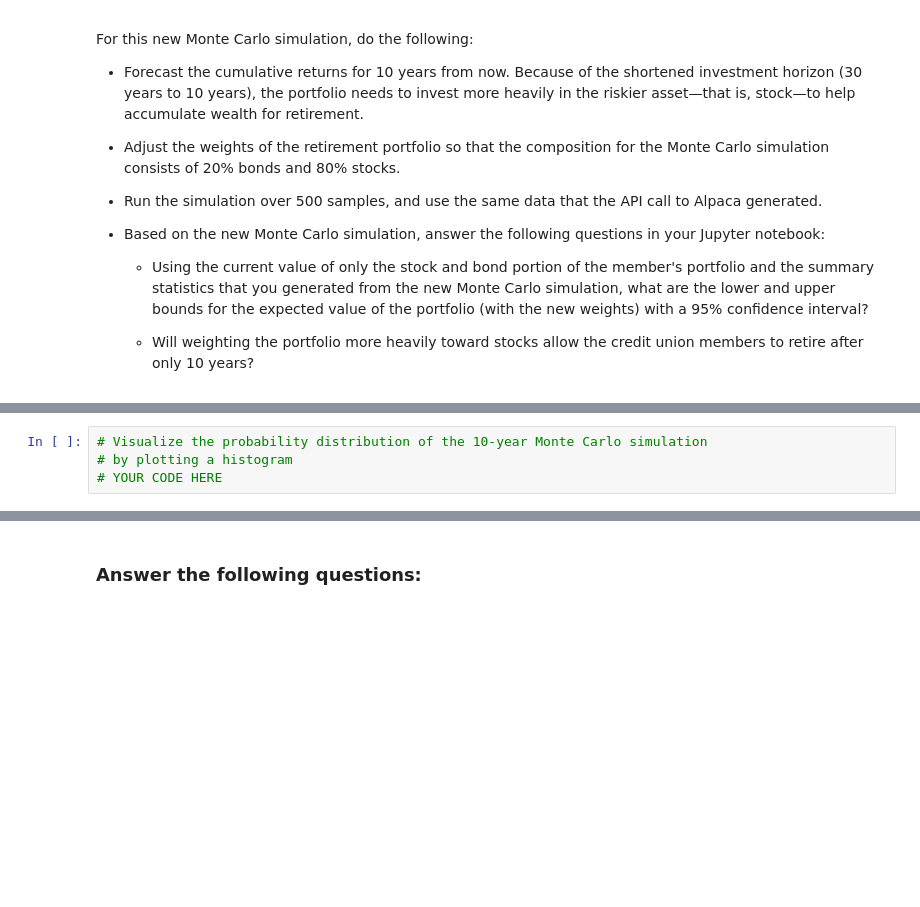
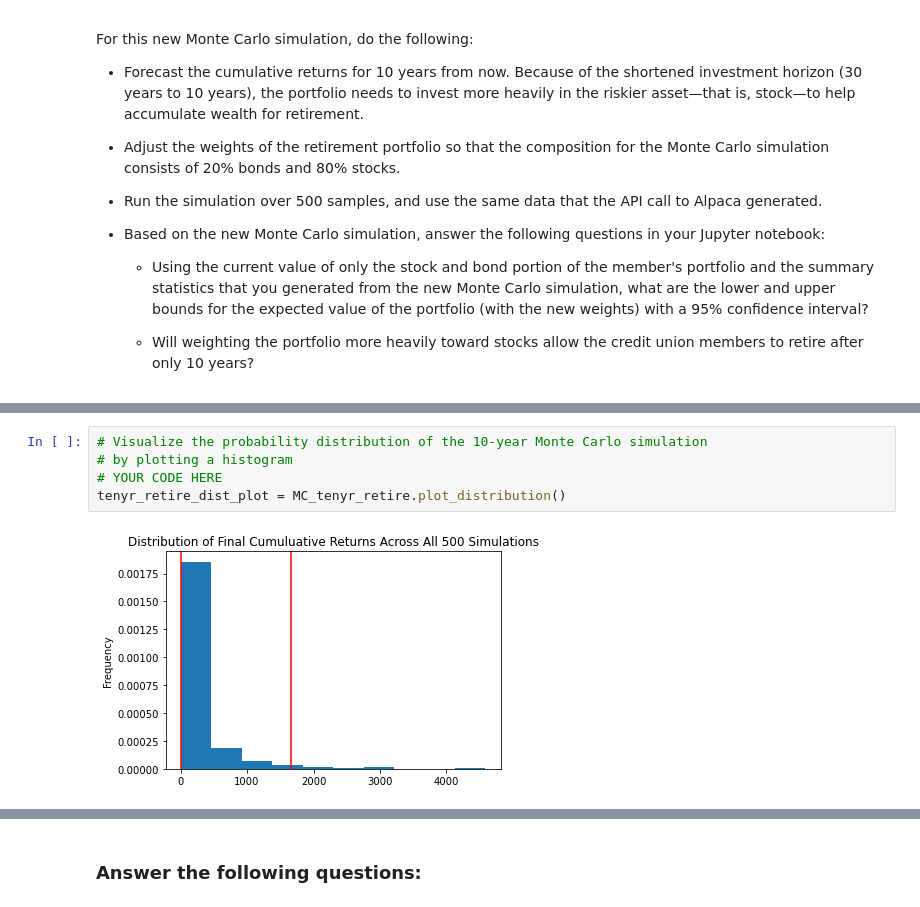
Before and after one commit to paragmb/Financial-Planner-using-Monte-Carlo-Simulations, a Jupyter notebook: financial_planning_tools.ipynb, the cells around one changed output, grey strips where cells are left out. Cells and saved outputs as stored; diff of their text form; blank space fills up the shorter version.

```diff
--- a/financial_planning_tools.ipynb
+++ b/financial_planning_tools.ipynb
@@ -649,7 +710,10 @@ For this new Monte Carlo simulation, do the following:
 # %%
 # Visualize the probability distribution of the 10-year Monte Carlo simulation
 # by plotting a histogram
 # YOUR CODE HERE
+tenyr_retire_dist_plot = MC_tenyr_retire.plot_distribution()
+# %% [output]
+[figure, added]
 # %%
 # Generate summary statistics from the 10-year Monte Carlo simulation results
 # Save the results as a variable
```
Also changed, not shown: parts of 21 cells of this notebook.
